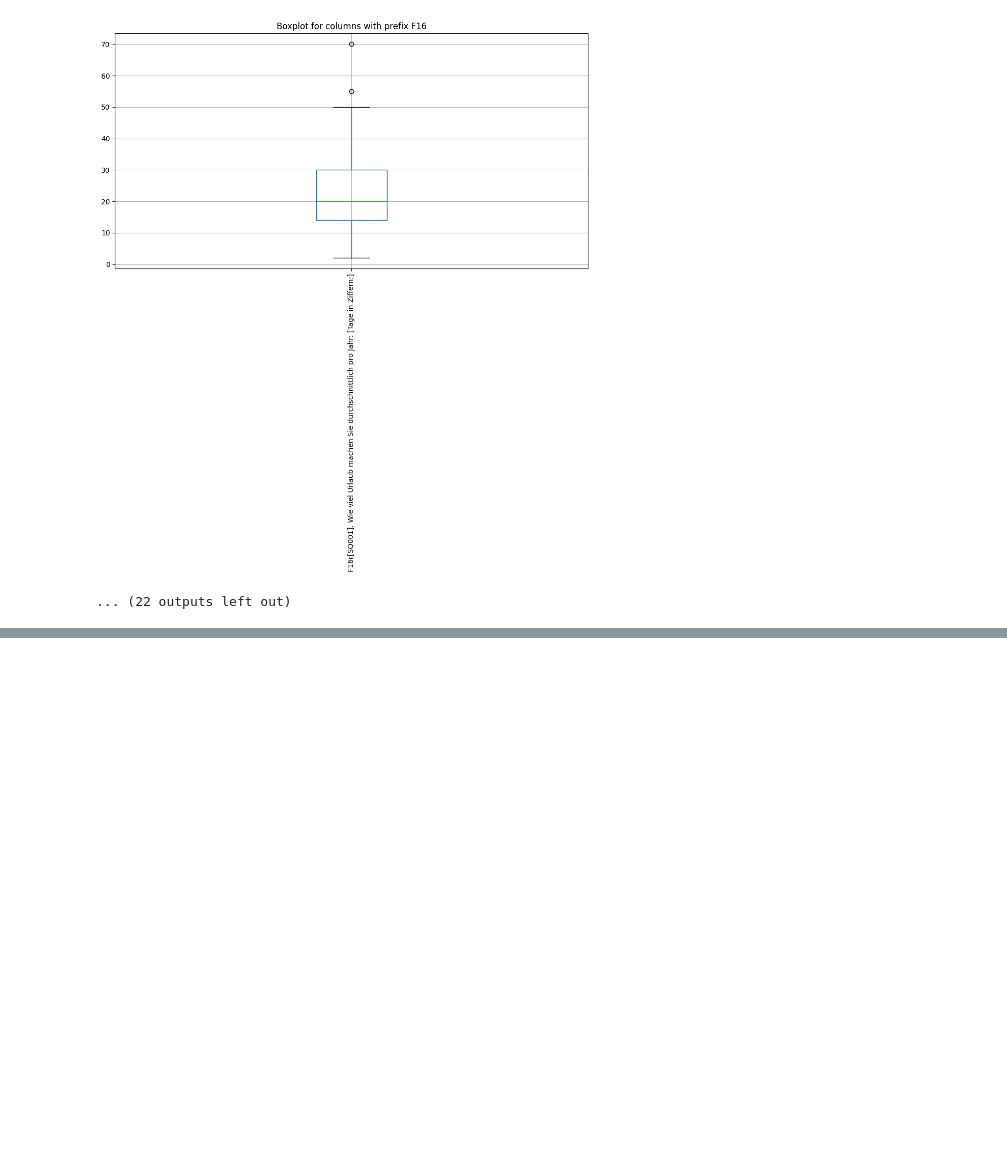
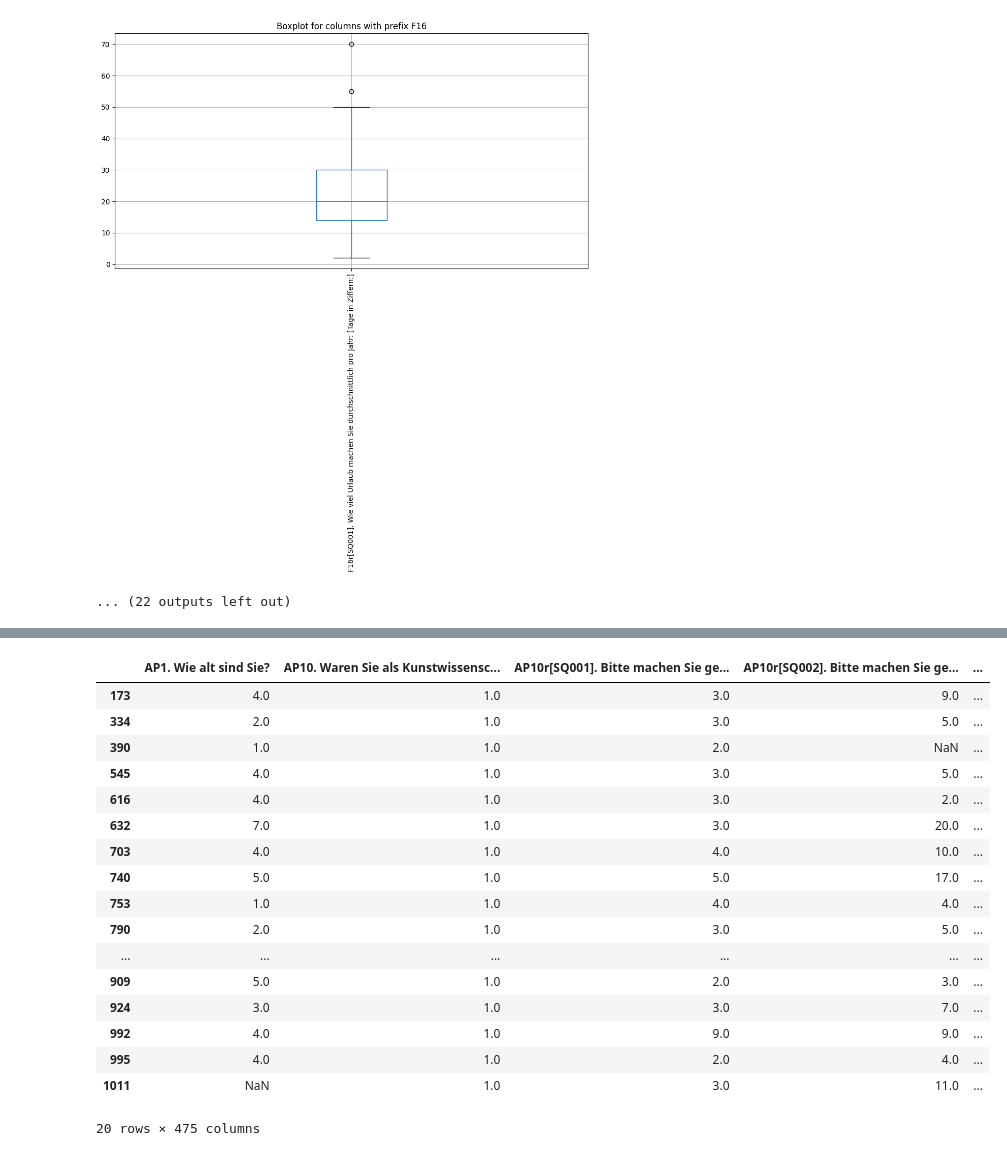
Before and after one commit to michaelgerloff/Survey_working_conditions_art_history, a Jupyter notebook: notebooks/01_Data_Exploration.ipynb, the cells around one changed output, grey strips where cells are left out. Drawn from its saved outputs; the diff is of its cells as text; code cells hidden in the pictures; blank space fills up the shorter version.

```diff
--- a/notebooks/01_Data_Exploration.ipynb
+++ b/notebooks/01_Data_Exploration.ipynb
@@ -220,0 +260,21 @@ for prefix, columns in sorted_column_groups.items():
+# %%
+df_numerical[df_numerical['AP10r[SQ003]. Bitte machen Sie genauere Angaben: [Bei wie vielen Institutionen (Anzahl in Ziffern)? ]'] >= 3]
+# %% [output]
+|  | AP1. Wie alt sind Sie? | AP10. Waren Sie als Kunstwissensc... | AP10r[SQ001]. Bitte machen Sie ge... | AP10r[SQ002]. Bitte machen Sie ge... | ... |
+| 173 | 4.0 | 1.0 | 3.0 | 9.0 | ... |
+| 334 | 2.0 | 1.0 | 3.0 | 5.0 | ... |
+| 390 | 1.0 | 1.0 | 2.0 | NaN | ... |
+| 545 | 4.0 | 1.0 | 3.0 | 5.0 | ... |
+| 616 | 4.0 | 1.0 | 3.0 | 2.0 | ... |
+| 632 | 7.0 | 1.0 | 3.0 | 20.0 | ... |
+| 703 | 4.0 | 1.0 | 4.0 | 10.0 | ... |
+| 740 | 5.0 | 1.0 | 5.0 | 17.0 | ... |
+| 753 | 1.0 | 1.0 | 4.0 | 4.0 | ... |
+| 790 | 2.0 | 1.0 | 3.0 | 5.0 | ... |
+| ... | ... | ... | ... | ... | ... |
+| 909 | 5.0 | 1.0 | 2.0 | 3.0 | ... |
+| 924 | 3.0 | 1.0 | 3.0 | 7.0 | ... |
+| 992 | 4.0 | 1.0 | 9.0 | 9.0 | ... |
+| 995 | 4.0 | 1.0 | 2.0 | 4.0 | ... |
+| 1011 | NaN | 1.0 | 3.0 | 11.0 | ... |
+20 rows × 475 columns
```
Also changed, not shown: parts of 19 cells of this notebook.
